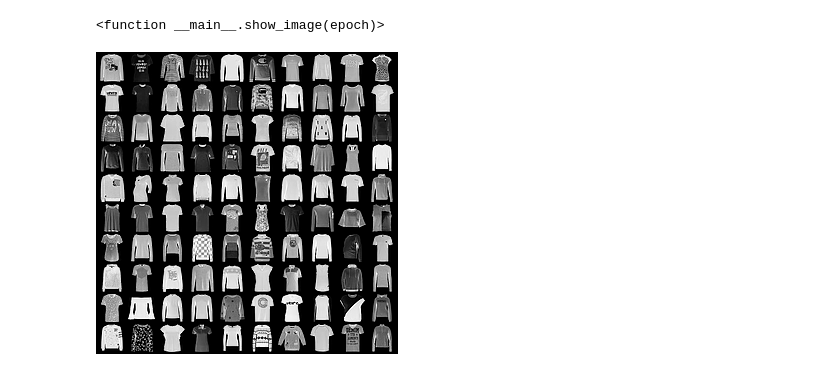
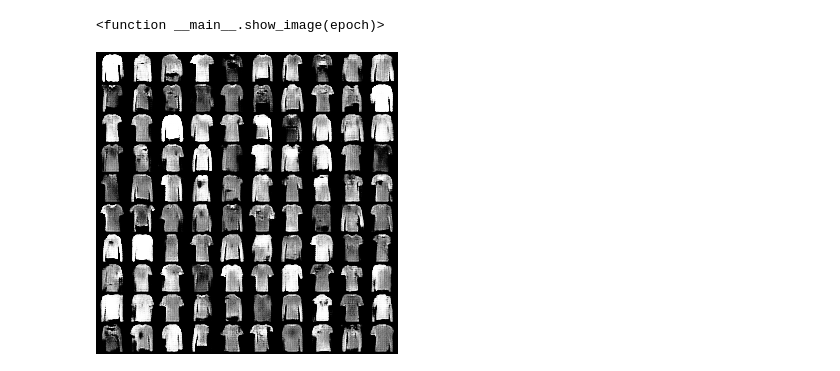
Before and after one commit to brygotti/mod-homework-2, a Jupyter notebook: Part-2-GAN.ipynb, the cells around one changed output. Saved outputs shown, nothing was run; the diff lists cells and outputs as text; code cells hidden in the pictures.

```diff
--- a/Part-2-GAN.ipynb
+++ b/Part-2-GAN.ipynb
@@ -598,6 +612,6 @@ interact(show_image, epoch=SelectionSlider(
 interactive(children=(SelectionSlider(continuous_update=False, description='Epoch:', options=(0, 1, 2, 3, 4, 5…
 <function __main__.show_image(epoch)>
 # %%
-Image(f"generated_images_{mode}/epoch_-1.png") # real images
+Image(f"generated_images_scion/epoch_19.png") # real images
 # %% [output]
-[figure, old version]
+[figure, new version]
```
Also changed, not shown: parts of 18 cells of this notebook, 40 other files.
